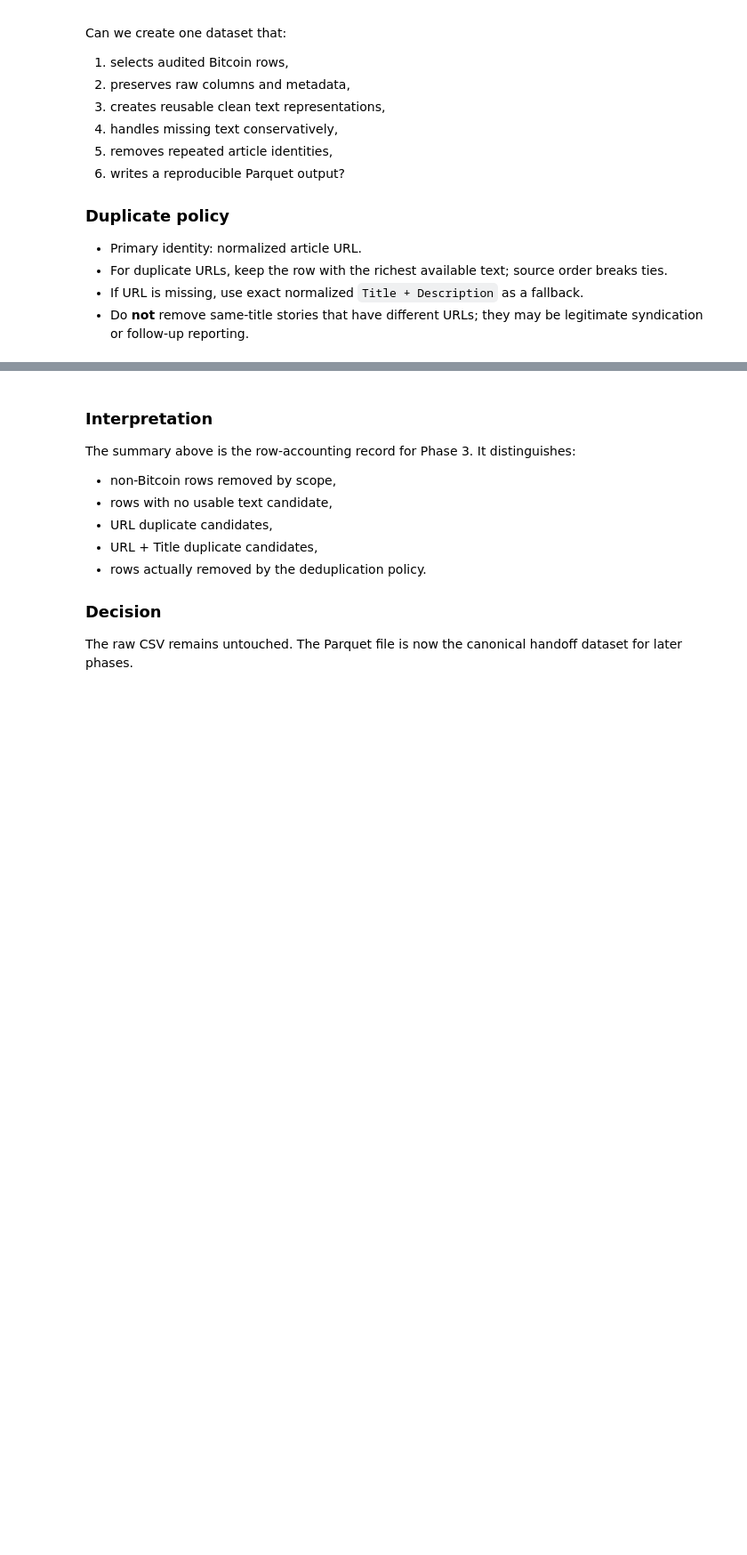
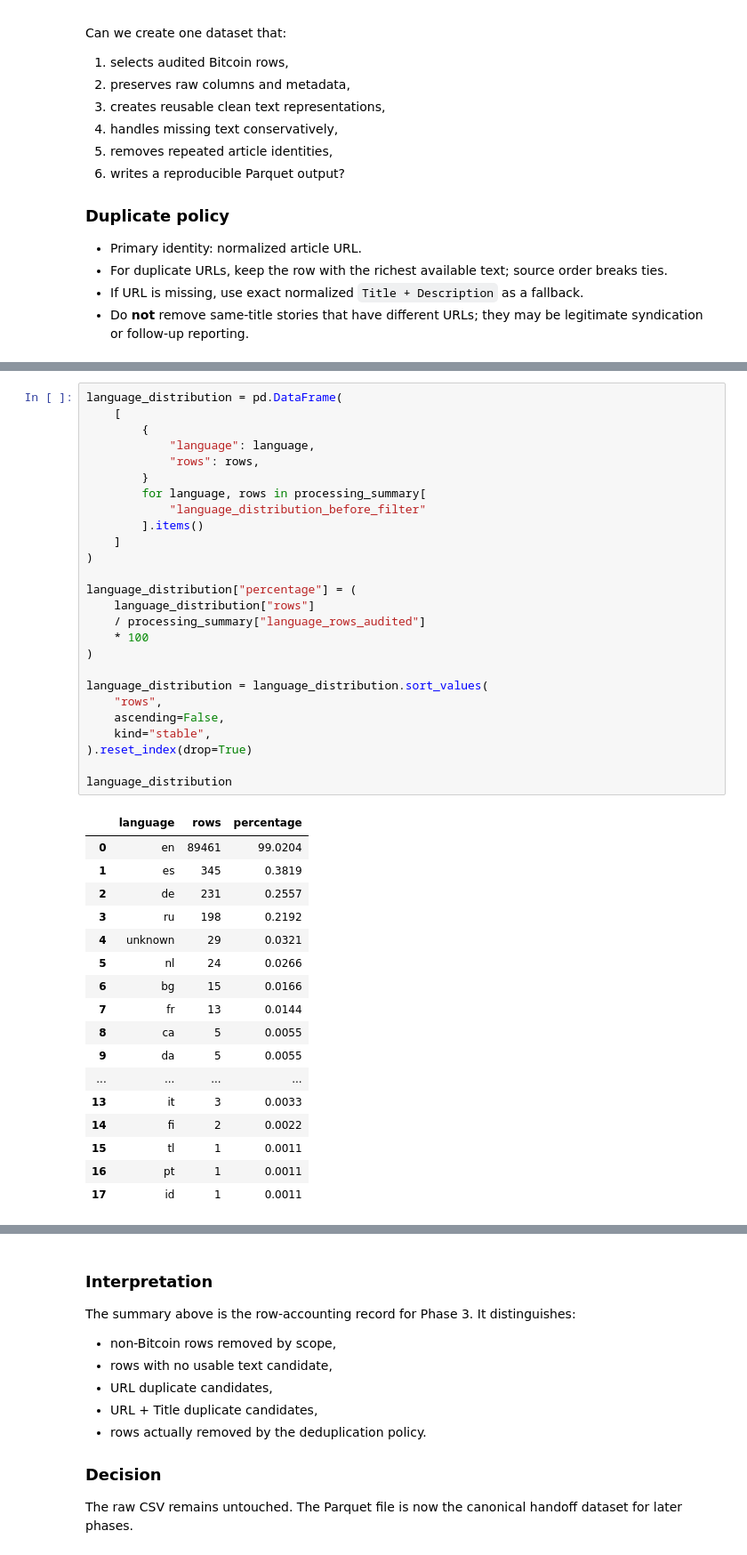
Before and after one commit to sepehrpg/financial-nlp-for-crypto, a Jupyter notebook: 3_text_preprocessing/notebooks/03_text_preprocessing.ipynb, the cells around one changed output, grey strips where cells are left out. Shown at 89% size. Cells and saved outputs as stored; diff of their text form; blank space fills up the shorter version.

```diff
--- a/3_text_preprocessing/notebooks/03_text_preprocessing.ipynb
+++ b/3_text_preprocessing/notebooks/03_text_preprocessing.ipynb
@@ -357,0 +381,44 @@ pd.DataFrame(
+# %%
+language_distribution = pd.DataFrame(
+    [
+        {
+            "language": language,
+            "rows": rows,
+        }
+        for language, rows in processing_summary[
+            "language_distribution_before_filter"
+        ].items()
+    ]
+)
+
+language_distribution["percentage"] = (
+    language_distribution["rows"]
+    / processing_summary["language_rows_audited"]
+    * 100
+)
+
+language_distribution = language_distribution.sort_values(
+    "rows",
+    ascending=False,
+    kind="stable",
+).reset_index(drop=True)
+
+language_distribution
+# %% [output]
+|  | language | rows | percentage |
+| 0 | en | 89461 | 99.0204 |
+| 1 | es | 345 | 0.3819 |
+| 2 | de | 231 | 0.2557 |
+| 3 | ru | 198 | 0.2192 |
+| 4 | unknown | 29 | 0.0321 |
+| 5 | nl | 24 | 0.0266 |
+| 6 | bg | 15 | 0.0166 |
+| 7 | fr | 13 | 0.0144 |
+| 8 | ca | 5 | 0.0055 |
+| 9 | da | 5 | 0.0055 |
+| ... | ... | ... | ... |
+| 13 | it | 3 | 0.0033 |
+| 14 | fi | 2 | 0.0022 |
+| 15 | tl | 1 | 0.0011 |
+| 16 | pt | 1 | 0.0011 |
+| 17 | id | 1 | 0.0011 |
```
Also changed, not shown: parts of 6 cells of this notebook, 24 other files.
